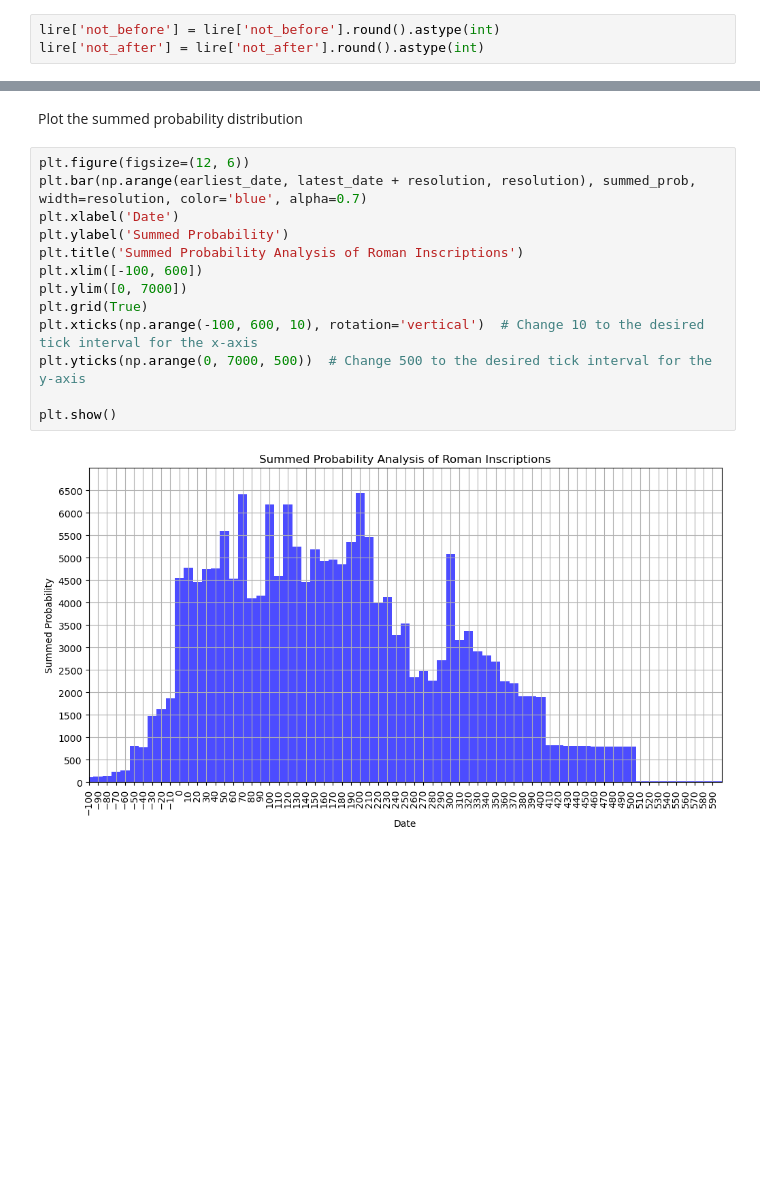
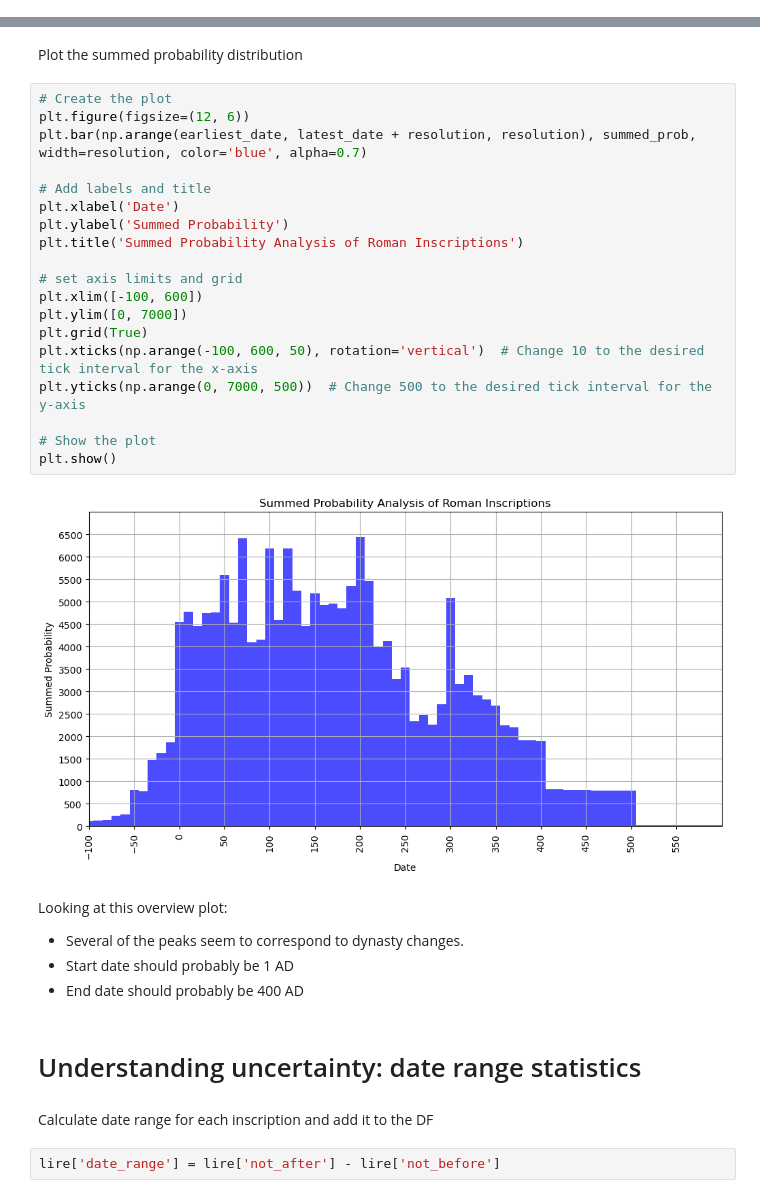
Before and after one commit to saross/inscriptions, a Jupyter notebook: inscriptions-spa.ipynb, the cells around one changed output, grey strips where cells are left out. Saved outputs shown, nothing was run; the diff lists cells and outputs as text; blank space fills up the shorter version.

```diff
--- a/inscriptions-spa.ipynb
+++ b/inscriptions-spa.ipynb
@@ -94,6 +92,3 @@ Convert the 'start_date' and 'end_date' columns to integers
-# %%
-lire['not_before'] = lire['not_before'].round().astype(int)
-lire['not_after'] = lire['not_after'].round().astype(int)
 # %% [markdown]
 Define the resolution for the summed probability distribution
 
@@ -132,17 +127,35 @@ for index, row in lire.iterrows():
 # %% [markdown]
 Plot the summed probability distribution
 # %%
+# Create the plot
 plt.figure(figsize=(12, 6))
 plt.bar(np.arange(earliest_date, latest_date + resolution, resolution), summed_prob, width=resolution, color='blue', alpha=0.7)
+
+# Add labels and title
 plt.xlabel('Date')
 plt.ylabel('Summed Probability')
 plt.title('Summed Probability Analysis of Roman Inscriptions')
+
+# set axis limits and grid
 plt.xlim([-100, 600])
 plt.ylim([0, 7000])
 plt.grid(True)
-plt.xticks(np.arange(-100, 600, 10), rotation='vertical')  # Change 10 to the desired tick interval for the x-axis
+plt.xticks(np.arange(-100, 600, 50), rotation='vertical')  # Change 10 to the desired tick interval for the x-axis
 plt.yticks(np.arange(0, 7000, 500))  # Change 500 to the desired tick interval for the y-axis
 
+# Show the plot
 plt.show()
 # %% [output]
-[figure, old version]
+[figure, new version]
+# %% [markdown]
+Looking at this overview plot:
+
+* Several of the peaks seem to correspond to dynasty changes.
+* Start date should probably be 1 AD
+* End date should probably be 400 AD
+# %% [markdown]
+# Understanding uncertainty: date range statistics
+# %% [markdown]
+Calculate date range for each inscription and add it to the DF
+# %%
+lire['date_range'] = lire['not_after'] - lire['not_before']
```
Also changed, not shown: parts of 18 cells of this notebook.
